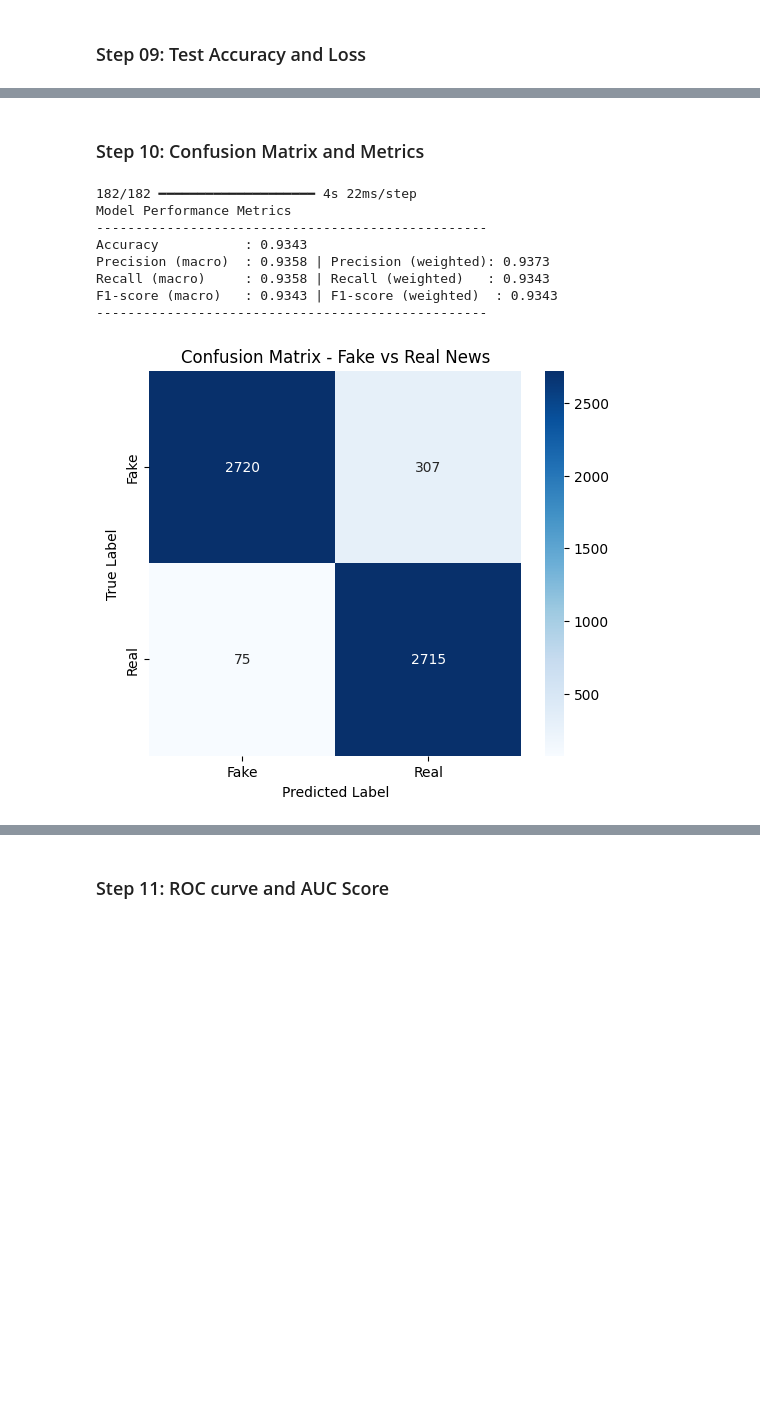
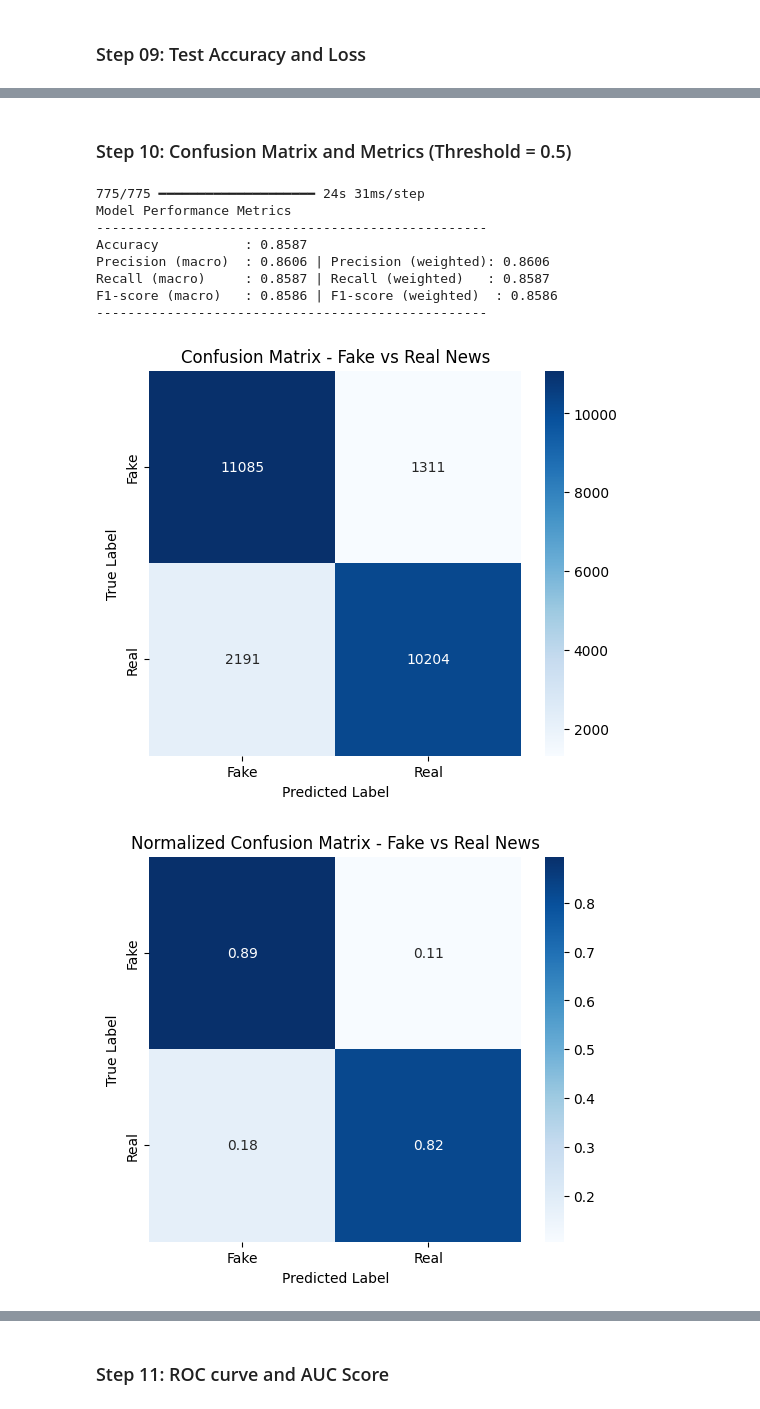
Before and after one commit to LiQuinChing/DL-fakeNewsClassification, a Jupyter notebook: CNN.ipynb, the cells around one changed output, grey strips where cells are left out. Saved outputs shown, nothing was run; the diff lists cells and outputs as text; code cells hidden in the pictures; blank space fills up the shorter version.

```diff
--- a/CNN.ipynb
+++ b/CNN.ipynb
@@ -43,7 +43,7 @@ from sklearn.metrics import confusion_matrix, classification_report, accuracy_sc
 from sklearn.metrics import roc_curve, roc_auc_score
 # %%
 # Path for the dataset in Google Drive
-data_path = "/content/drive/MyDrive/Colab Notebooks/DL Final Assignment - Fake real news detector/news.csv"
+data_path = "/content/drive/MyDrive/Colab Notebooks/DL Final Assignment - Fake real news detector/improved_fake_news_dataset2.csv"
 # %% [markdown]
 ### Step 02: Load the dataset
 # %%
@@ -159,11 +171,11 @@ from tensorflow.keras.regularizers import l2
 embedding_dim = 100
 
 model = Sequential([
-    Embedding(input_dim=max_words, output_dim=embedding_dim),   # ✅ removed input_length (deprecated)
-    Conv1D(128, 5, activation='relu'),
+    Embedding(input_dim=max_words, output_dim=embedding_dim),
+    Conv1D(128, 5, activation='relu', kernel_regularizer=l2(0.001)),
     GlobalMaxPooling1D(),
     Dense(64, activation='relu', kernel_regularizer=l2(0.001)),
-    Dropout(0.5),
+    Dropout(0.7),
     Dense(1, activation='sigmoid')
 ])
 
@@ -297,9 +329,9 @@ Test Accuracy: 93.36%
 # %% [markdown]
-### Step 10: Confusion Matrix and Metrics
+### Step 10: Confusion Matrix and Metrics (Threshold = 0.5)
 # %%
 # Predict on the test set
 y_pred_probs = model.predict(X_test_pad)
-y_pred = (y_pred_probs > 0.3).astype("int32").flatten()
+y_pred = (y_pred_probs > 0.5).astype("int32").flatten()
 
 # Calculate core performance metrics
 from sklearn.metrics import (
@@ -317,36 +349,52 @@ f1_macro = f1_score(y_test, y_pred, average='macro')
 f1_weighted = f1_score(y_test, y_pred, average='weighted')
 
 # Print results
 print("Model Performance Metrics")
 print("-" * 50)
 print(f"Accuracy           : {accuracy:.4f}")
 print(f"Precision (macro)  : {precision_macro:.4f} | Precision (weighted): {precision_weighted:.4f}")
 print(f"Recall (macro)     : {recall_macro:.4f} | Recall (weighted)   : {recall_weighted:.4f}")
 print(f"F1-score (macro)   : {f1_macro:.4f} | F1-score (weighted)  : {f1_weighted:.4f}")
 print("-" * 50)
 
 # Compute confusion matrix
 cm = confusion_matrix(y_test, y_pred)
 labels = ['Fake', 'Real']
 
 # Display confusion matrix as heatmap
 plt.figure(figsize=(6, 5))
 sns.heatmap(cm, annot=True, fmt='d', cmap='Blues', xticklabels=labels, yticklabels=labels)
 plt.xlabel('Predicted Label')
 plt.ylabel('True Label')
 plt.title('Confusion Matrix - Fake vs Real News')
 plt.show()
 
+print("\n")
+
+# Normalized confusion matrix
+cm_normalized = confusion_matrix(y_test, y_pred, normalize='true')
+
+plt.figure(figsize=(6, 5))
+sns.heatmap(cm_normalized, annot=True, fmt='.2f', cmap='Blues', xticklabels=labels, yticklabels=labels)
+plt.xlabel('Predicted Label')
+plt.ylabel('True Label')
+plt.title('Normalized Confusion Matrix - Fake vs Real News')
+plt.show()
+
+print("-" * 50)
+
 # Detailed classification report
 print("\nClassification Report:\n", classification_report(y_test, y_pred, target_names=labels))
+print("-" * 50)
 print("Overall Accuracy:", accuracy_score(y_test, y_pred))
 # %% [output]
-182/182 ━━━━━━━━━━━━━━━━━━━━ 4s 22ms/step
+775/775 ━━━━━━━━━━━━━━━━━━━━ 24s 31ms/step
 Model Performance Metrics
 --------------------------------------------------
-Accuracy           : 0.9343
-Precision (macro)  : 0.9358 | Precision (weighted): 0.9373
-Recall (macro)     : 0.9358 | Recall (weighted)   : 0.9343
-F1-score (macro)   : 0.9343 | F1-score (weighted)  : 0.9343
+Accuracy           : 0.8587
+Precision (macro)  : 0.8606 | Precision (weighted): 0.8606
+Recall (macro)     : 0.8587 | Recall (weighted)   : 0.8587
+F1-score (macro)   : 0.8586 | F1-score (weighted)  : 0.8586
 --------------------------------------------------
-[figure, old version]
+[figure, new version]
+[figure, added]
```
Also changed, not shown: parts of 11 cells of this notebook.
